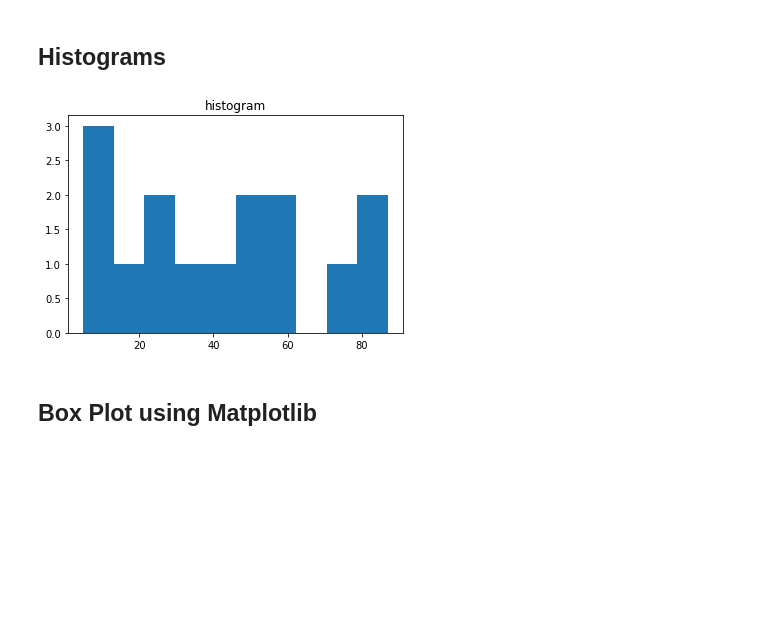
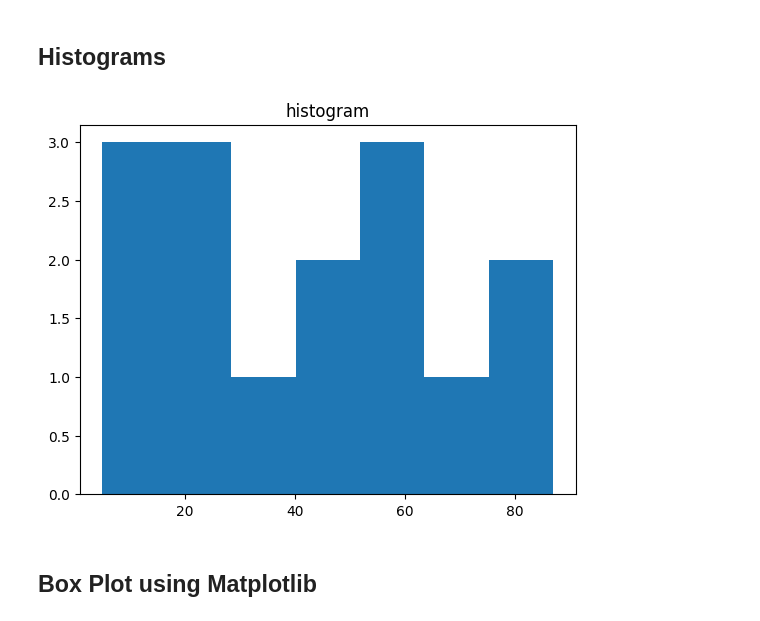
Before and after one commit to Rameezpnr/Python_101_Concentrated, a Jupyter notebook: Notes/4.5-Matplotlib.ipynb, the cells around one changed output. Saved outputs shown, nothing was run; the diff lists cells and outputs as text; code cells hidden in the pictures; blank space fills up the shorter version.

```diff
--- a/Notes/4.5-Matplotlib.ipynb
+++ b/Notes/4.5-Matplotlib.ipynb
@@ -132,11 +140,12 @@ plt.show()
 ## Histograms
 # %%
 a = np.array([22,87,5,43,56,73,55,54,11,20,51,5,79,31,27])
-plt.hist(a)
+plt.hist(a, bins=7)
+#default no. of bins in histogram is 10
 plt.title("histogram")
 plt.show()
 # %% [output]
-[figure, old version]
+[figure, new version]
 # %% [markdown]
 ## Box Plot using Matplotlib
 # %%
```
Also changed, not shown: parts of 8 cells of this notebook.
